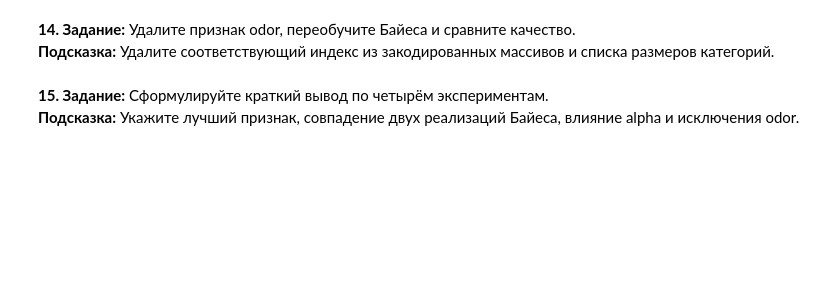
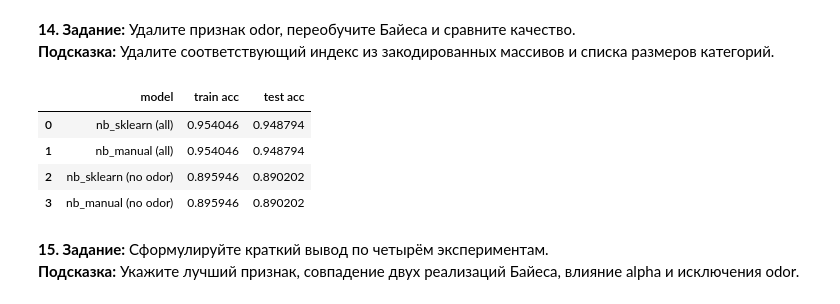
Before and after one commit to aelsi2/NSU-ML-2026, a Jupyter notebook: lab2.ipynb, the cells around one changed output. Drawn from its saved outputs; the diff is of its cells as text; code cells hidden in the pictures; blank space fills up the shorter version.

```diff
--- a/lab2.ipynb
+++ b/lab2.ipynb
@@ -252,15 +257,15 @@ test acc = 0.9487936976858691
 **10. Задание:** Самостоятельно реализуйте наивный Байес с аддитивным сглаживанием.
 **Подсказка:** P(x_j=v|k)=(n_jvk+alpha)/(n_k+alpha*M_j); суммируйте логарифмы, включая log P(k).
 # %%
-def manual_nb_fit(X, y, classes, features, alpha=1.0):
+def manual_nb_fit(X, y, classes=CLASSES, features=FEATURE_NAMES, alpha=1.0):
     train_data = pd.concat([y, X], axis=1)
     class_counts = y.value_counts().reindex(classes, fill_value=0)
 
     def freq_for_feature(feature):
-        class_freq = train_data.groupby(feature)[TARGET].value_counts().unstack(fill_value=0).reindex(columns=classes, fill_value=0)
+        freq_per_class = train_data.groupby(feature)[TARGET].value_counts().unstack(fill_value=0).reindex(columns=classes, fill_value=0)
         return pd.DataFrame({
             klass:
-                np.log(class_freq[klass] + alpha) - np.log(class_counts[klass] + alpha * class_freq.shape[0])
+                np.log(freq_per_class[klass] + alpha) - np.log(class_counts[klass] + alpha * freq_per_class.shape[0])
             for klass in classes
         })
 
@@ -270,7 +275,7 @@ def manual_nb_fit(X, y, classes, features, alpha=1.0):
         TARGET: {klass: np.log(class_counts[klass] / y.shape[0]) for klass in classes}
     }
 
-def manual_nb_predict(X, params, classes):
+def manual_nb_predict(X, params, classes=CLASSES):
     def get_score(klass):
         result = params[TARGET][klass]
         for feature in params.keys():
@@ -347,7 +398,45 @@ def transform_logit_encoder(X_query, fitted):
 **14. Задание:** Удалите признак odor, переобучите Байеса и сравните качество.
 **Подсказка:** Удалите соответствующий индекс из закодированных массивов и списка размеров категорий.
 # %%
-# TODO: ablation_results (all, without_odor) с train/test accuracy
+nb_sklearn = CategoricalNB().fit(X_train_code, y_train)
+nb_manual = manual_nb_fit(X_train, y_train)
+
+features_ablated = [feature for feature in FEATURE_NAMES if feature != "odor"]
+X_train_code_ablated = np.delete(X_train_code, X_train.columns.get_loc("odor"), axis=1)
+X_test_code_ablated = np.delete(X_test_code, X_train.columns.get_loc("odor"), axis=1)
+
+nb_sklearn_ablated = CategoricalNB().fit(X_train_code_ablated, y_train)
+nb_manual_ablated = manual_nb_fit(X_train, y_train, features=features_ablated)
+
+train_predictions = [
+    nb_sklearn.predict(X_train_code),
+    manual_nb_predict(X_train, nb_manual),
+    nb_sklearn_ablated.predict(X_train_code_ablated),
+    manual_nb_predict(X_train, nb_manual_ablated),
+]
+
+test_predictions = [
+    nb_sklearn.predict(X_test_code),
+    manual_nb_predict(X_test, nb_manual),
+    nb_sklearn_ablated.predict(X_test_code_ablated),
+    manual_nb_predict(X_test, nb_manual_ablated),
+]
+
+ablation_results = pd.DataFrame({
+    "model": ["nb_sklearn (all)", "nb_manual (all)", "nb_sklearn (no odor)", "nb_manual (no odor)"],
+    "train acc": [(y_train.eq(pred)).sum() / y_train.shape[0] for pred in train_predictions],
+    "test acc": [(y_test.eq(pred)).sum() / y_test.shape[0] for pred in test_predictions],
+})
+
+ablation_results
+
+# Исключение odor снизило accuracy на тренировочных и тестовых данных на 5-6%.
+# %% [output]
+|  | model | train acc | test acc |
+| 0 | nb_sklearn (all) | 0.954046 | 0.948794 |
+| 1 | nb_manual (all) | 0.954046 | 0.948794 |
+| 2 | nb_sklearn (no odor) | 0.895946 | 0.890202 |
+| 3 | nb_manual (no odor) | 0.895946 | 0.890202 |
 # %% [markdown]
 **15. Задание:** Сформулируйте краткий вывод по четырём экспериментам.
 **Подсказка:** Укажите лучший признак, совпадение двух реализаций Байеса, влияние alpha и исключения odor.
```
Also changed, not shown: parts of 8 cells of this notebook.
